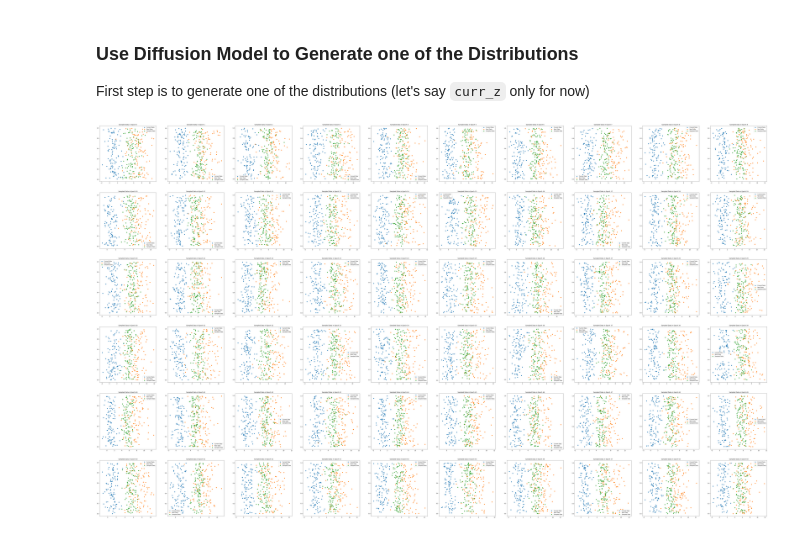
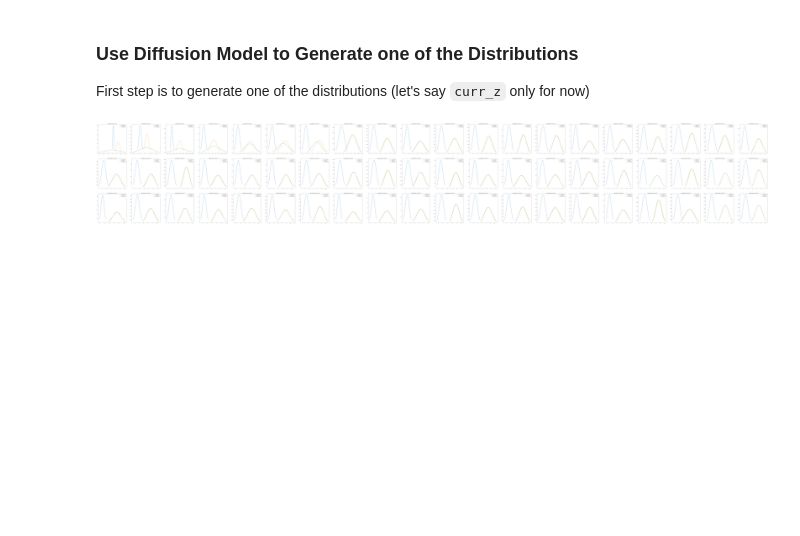
Before and after one commit to irmakguzey/DAWGE, a Jupyter notebook: contrastive_learning/notebooks/diffusion_next_state.ipynb, the cells around one changed output. Drawn from its saved outputs; the diff is of its cells as text; code cells hidden in the pictures; blank space fills up the shorter version.

Commit message:
diffusion for dawge added and working but not training that well

```diff
--- a/contrastive_learning/notebooks/diffusion_next_state.ipynb
+++ b/contrastive_learning/notebooks/diffusion_next_state.ipynb
@@ -50,14 +50,16 @@ class EpsModel(nn.Module): # It will get 2 values for position and 1 binary flag
             nn.ReLU(),
             nn.Linear(hidden_shape, hidden_shape),
             nn.ReLU(),
+            nn.Linear(hidden_shape, hidden_shape),
+            nn.ReLU(),
             nn.Linear(hidden_shape, output_shape) # Output shape will be two values (x and y)
         )
 
-    def forward(self, x, t, a): # x: data, t: timestep of diffusion, a: action
+    def forward(self, xt, t, x0, a): # x: data, t: timestep of diffusion, a: action
         # Add another dimension to t
-        t = t.reshape(x.shape) # They technically should have the same shape - noise timestepi
-        a = a.reshape(x.shape) # For some reason the inputs have 1 dimension without reshape
-        out = torch.cat((x,t,a), dim=-1)
+        t = t.reshape(xt.shape) # They technically should have the same shape - noise timestepi
+        a = a.reshape(xt.shape) # For some reason the inputs have 1 dimension without reshape
+        out = torch.cat((xt,t,x0,a), dim=-1)
         return self.model(out)
 
 # Optimizer will be used to train this model
@@ -205,12 +192,12 @@ First step is to generate one of the distributions (let's say `curr_z` only for
 # %%
 # Initialize the models
 device = torch.device('cuda:0')
-LEARNING_RATE = 1e-3
+LEARNING_RATE = 5e-4
 WEIGHT_DECAY = 1e-5
 EPOCHS = 60
 N_SAMPLES = 100 # Number of values to sample when we sample from diffusion
-N_STEPS = 50
-eps_model = EpsModel(3,16,1).to(device) # Input shape: 1 for number 1 for timestep of the noise
+N_STEPS = 500
+eps_model = EpsModel(4,16,1).to(device) # Input shape: 1 for number 1 for timestep of the noise
 diffusion = DenoiseDiffusion(
     eps_model=eps_model,
     n_steps=N_STEPS, # Number of steps to noise the data
@@ -227,67 +214,52 @@ total_losses = []
 diff_losses = []
 mse_losses = [] # Losses bw sampled next state and actual next state
 
-ncols = 10
-nrows = math.ceil(EPOCHS / 10)
+# eval_step = 5 # Evaluate once in every 5 training steps
+# total_plot_num = EPOCHS * math.ceil(len(dataloader)/5)
+ncols = 20
+nrows = math.ceil(EPOCHS / ncols)
 fig, axs = plt.subplots(figsize=(10*ncols, 10*nrows), nrows=nrows, ncols=ncols)
 pbar = tqdm(total=EPOCHS)
-# loss_epsilon =
 
 for i in range(EPOCHS):
     axs_row = int(i / ncols)
     axs_col = int(i % ncols)
 
     epoch_total_loss = 0
     # epoch_diff_loss = 0
     # epoch_mse_loss = 0
-    for batch in dataloader:
+    for j,batch in enumerate(dataloader):
         optimizer.zero_grad()
         x0, xnext0, a = [b.to(device) for b in batch]
-        loss = diffusion.loss(x0, a)
-        # diff_loss, mse_loss = diffusion.next_state_loss(x0, xnext0)
-        # mse_loss /= 10 # Scale the loss
-        # print('diff_loss: {}, mse_loss: {}'.format(diff_loss, mse_loss))
-        # TODO: Make sure the losses are scaled equaly
-        # TODO: How does the model react when we forward prop 1000 times and then backprop?
-        # TODO: Move this training to a script so that it can run forever
+        loss = diffusion.loss(x0, xnext0, a)
 
-        # loss.backward() # Will train the eps_model
-        # total_loss = diff_loss + mse_loss
         total_loss = loss # TODO: Check this out
         total_loss.backward()
         optimizer.step()
-        # epoch_diff_loss += diff_loss.item()
-        # epoch_mse_loss += mse_loss.item()
         epoch_total_loss += total_loss.item()
 
     avg_loss = epoch_total_loss/len(mock_dset)
     total_losses.append(avg_loss)
-    # diff_losses.append(epoch_diff_loss/len(mock_dset))
-    # mse_losses.append(epoch_mse_loss/len(mock_dset))
-    # print('epoch mse_loss: {}'.format(epoch_mse_loss/len(mock_dset)))
-    # print('epoch diff_loss: {}'.format(epoch_diff_loss/len(mock_dset)))
 
+    pbar.set_description(f'Epoch: {i}, Loss: {avg_loss/len(mock_dset)}')
     pbar.update(1)
-    # pbar.set_description(f'Epoch: {i}, Loss: {avg_loss}, (MSE: {epoch_mse_loss/len(mock_dset)}, DIFF: {epoch_diff_loss/len(mock_dset)})')
-    pbar.set_description(f'Epoch: {i}, Loss: {avg_loss}')
 
-    # Sample 1k data from learned distribution - it should get closer and closer to the curr_z distribution
-    # Get a random noise
-    x = torch.randn((N_SAMPLES, 1), device=device)
-    a = torch.normal(mean=x.new_full((N_SAMPLES,), action_mean),
-                     std=x.new_full((N_SAMPLES,), action_std))
-    for t_ in range(N_STEPS): # t_ indicates the diffusion step
-        t = N_STEPS - t_ - 1
-        x = diffusion.p_sample(x, x.new_full((N_SAMPLES,), t, dtype=torch.long), a)
+    # Sample data from learned distribution - it should get closer and closer to the curr_z distribution
+    # Get a random batch
+    batch = next(iter(dataloader))
+    x0, xnext0, a = [b.to(device) for b in batch]
+    xt = torch.randn((x0.shape), device=x0.device)
+    for t_ in range(N_STEPS):
+        curr_t = N_STEPS - t_ - 1
+        t = xt.new_full((xt.shape[0],), curr_t, dtype=torch.long)
+        xt = diffusion.p_sample(xt, t, x0, a)
 
-    # print('curr_z_dset.data.shape: {}'.format(curr_z_dset.data.shape))
-    # print('x.shape: {}'.format(x.shape))
     axs[axs_row, axs_col].set_title("Sampled Data in Epoch {}".format(i))
-    plot_data(mock_dset.sample(is_curr=True, sample_size=N_SAMPLES), axs[axs_row, axs_col], label='Current Data')
-    plot_data(mock_dset.sample(is_curr=False, sample_size=N_SAMPLES), axs[axs_row, axs_col], label='Next Data')
-    plot_data(x[:,0].cpu().detach().numpy(), axs[axs_row, axs_col], label='Sampled Data')
+    plot_gaus_dist(x0[:,0].cpu().detach().numpy(), axs[axs_row, axs_col], label='Current Data')
+    plot_gaus_dist(xnext0[:,0].cpu().detach().numpy(), axs[axs_row, axs_col], label='Next Data')
+    plot_gaus_dist(xt[:,0].cpu().detach().numpy(), axs[axs_row, axs_col], label='Sampled Data')
 
 
 pbar.close()
 # %% [output]
-[figure, old version]
+[figure, new version]
```
Also changed, not shown: parts of 10 cells of this notebook, 12 other files.
